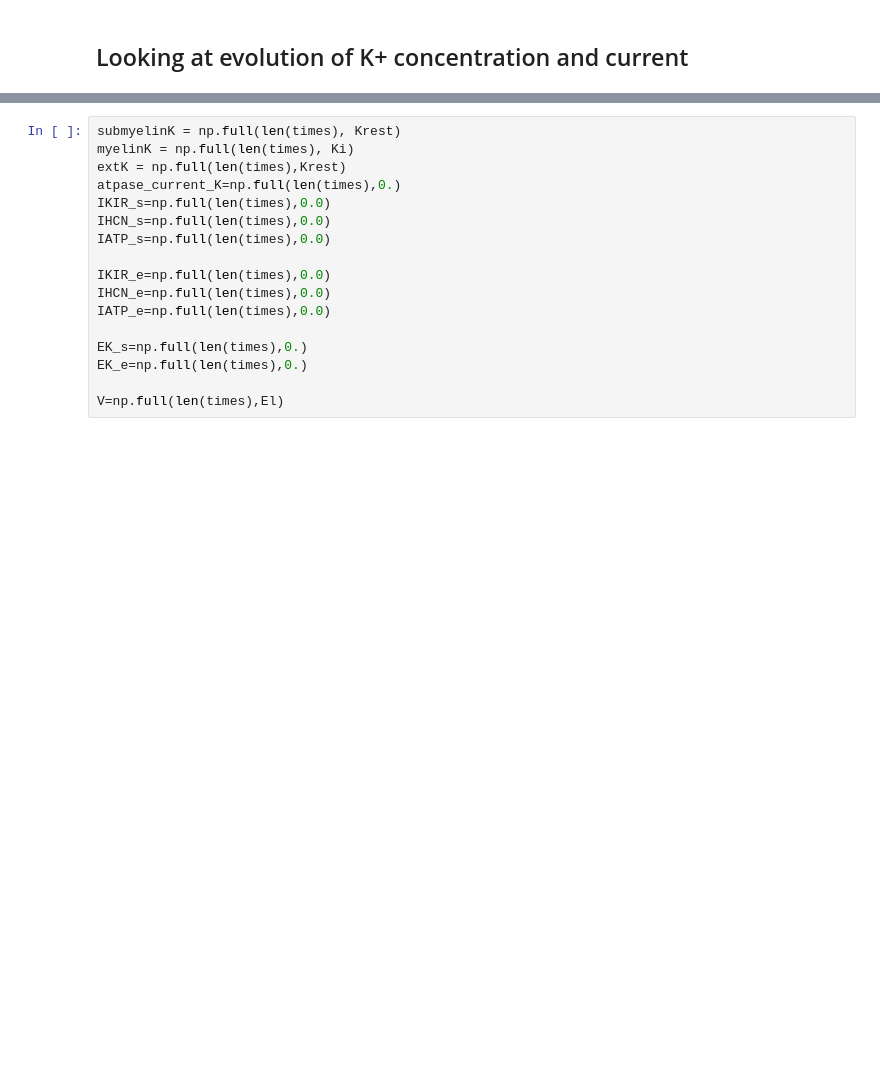
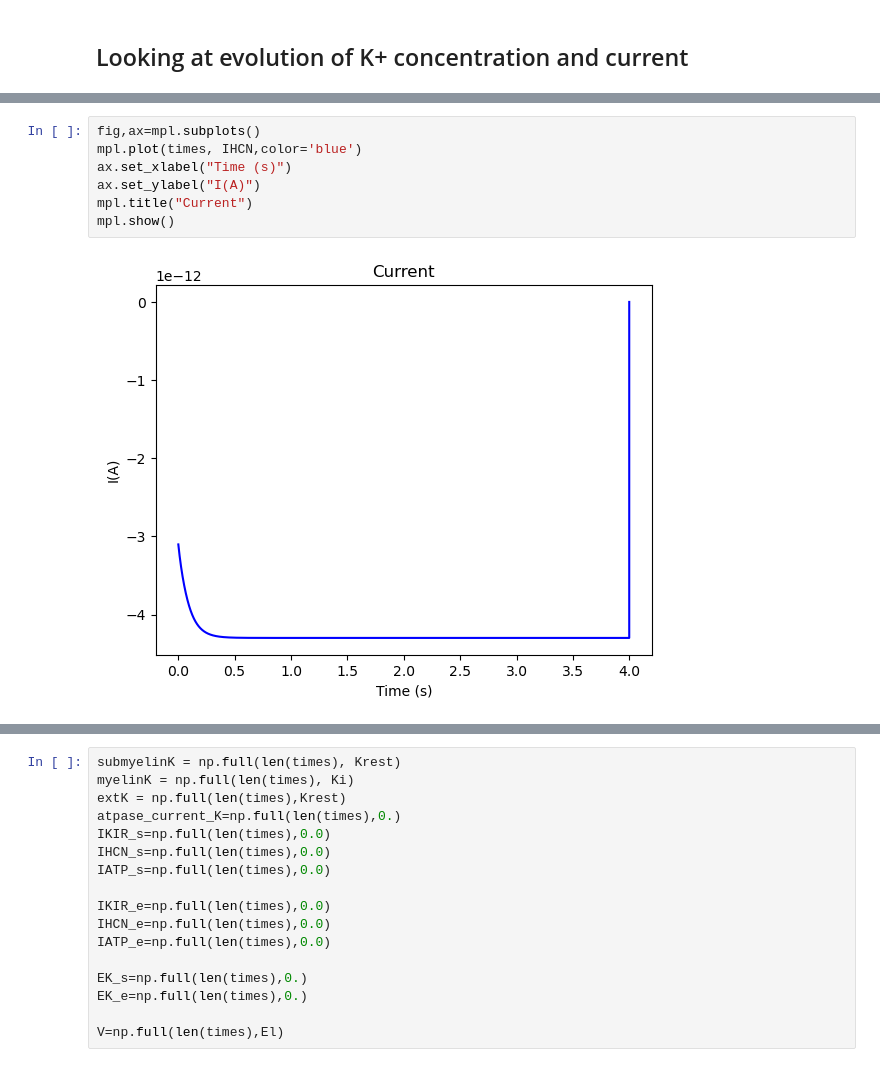
Before and after one commit to louna-schaison/TINS_Python_code, a Jupyter notebook: K+ Concentrations.ipynb, the cells around one changed output, grey strips where cells are left out. Drawn from its saved outputs; the diff is of its cells as text; blank space fills up the shorter version.

```diff
--- a/K+ Concentrations.ipynb
+++ b/K+ Concentrations.ipynb
@@ -222,3 +292,12 @@ NameError: name 'mpl' is not defined
+# %%
+fig,ax=mpl.subplots()
+mpl.plot(times, IHCN,color='blue')
+ax.set_xlabel("Time (s)")
+ax.set_ylabel("I(A)")
+mpl.title("Current")
+mpl.show()
+# %% [output]
+[figure, added]
 # %%
 fig,ax=mpl.subplots()
 mpl.plot(times, submyelinK,color='blue')
```
Also changed, not shown: parts of 28 cells of this notebook, 3 other files.
